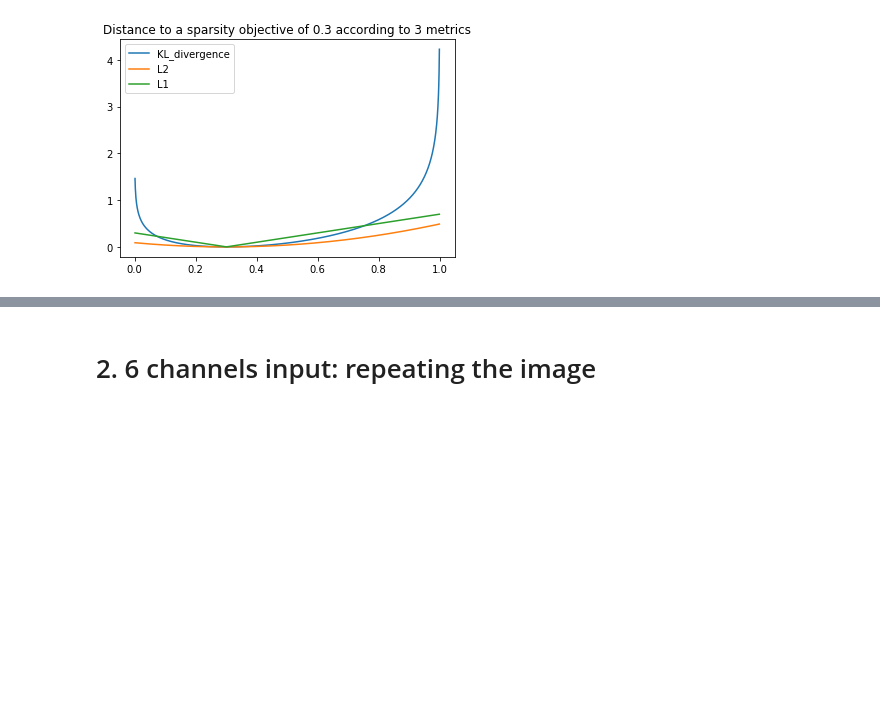
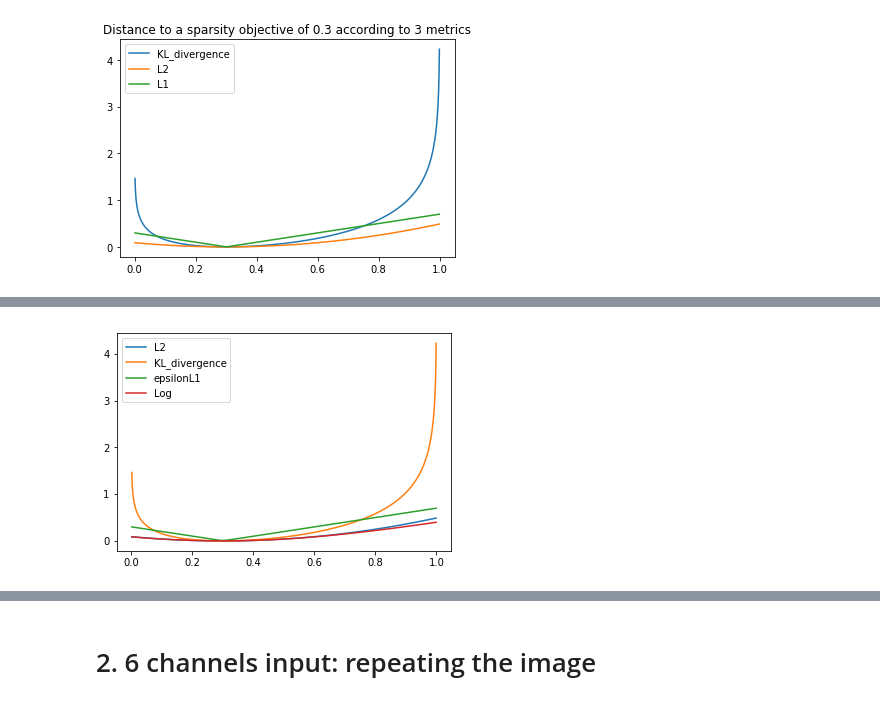
Before and after one commit to PonchonB/Mathematical_Morphologies_And_Deep_Learning, a Jupyter notebook: Notebooks/18_08_02_Simple_AMD_noAMD.ipynb, the cells around one changed output, grey strips where cells are left out. Cells and saved outputs as stored; diff of their text form; code cells hidden in the pictures; blank space fills up the shorter version.

```diff
--- a/Notebooks/18_08_02_Simple_AMD_noAMD.ipynb
+++ b/Notebooks/18_08_02_Simple_AMD_noAMD.ipynb
@@ -86,0 +120,15 @@ plt.show()
+# %%
+p=0.3
+X = np.linspace(0.001, 0.999,1000)
+YL2 = [(x-p)**2 for x in X]
+YKL = np.array([p*np.log(p/x) + (1-p)*np.log((1-p)/(1-x)) for x in X])
+YepsL1 = [math.sqrt((x-p)**2 + 0.0001) for x in X]
+Ylog2 = [math.log((x-p)**2 + 1) for x in X]
+plt.plot(X, YL2)
+plt.plot(X, YKL)
+plt.plot(X, YepsL1)
+plt.plot(X, Ylog2)
+plt.legend(['L2', 'KL_divergence', 'epsilonL1','Log'])
+plt.show()
+# %% [output]
+[figure, added]
```
Also changed, not shown: parts of 5 cells of this notebook, 14 other files.
